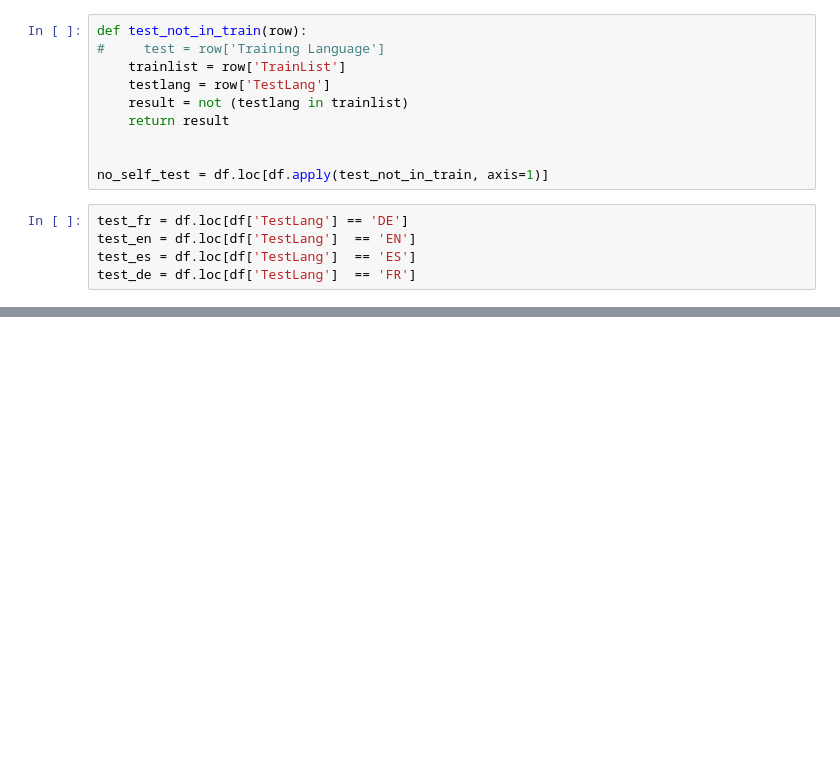
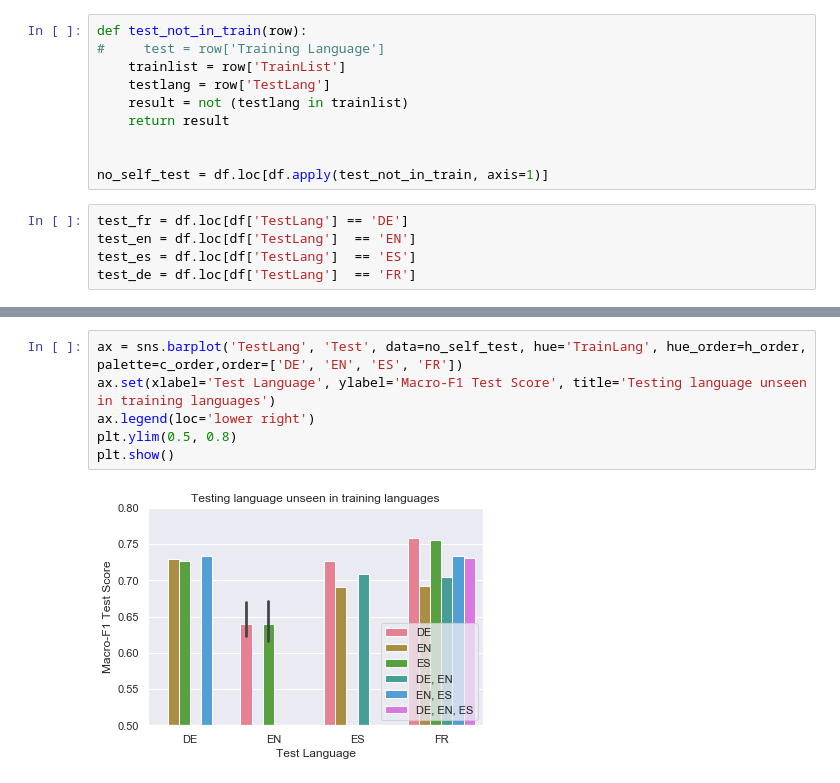
Before and after one commit to sheffieldnlp/cwi, a Jupyter notebook: notebooks/1.0-pmf-graphs.ipynb, the cells around one changed output, grey strips where cells are left out. Cells and saved outputs as stored; diff of their text form; blank space fills up the shorter version.

```diff
--- a/notebooks/1.0-pmf-graphs.ipynb
+++ b/notebooks/1.0-pmf-graphs.ipynb
@@ -71,0 +72,8 @@ plt.show()
+# %%
+ax = sns.barplot('TestLang', 'Test', data=no_self_test, hue='TrainLang', hue_order=h_order, palette=c_order,order=['DE', 'EN', 'ES', 'FR'])
+ax.set(xlabel='Test Language', ylabel='Macro-F1 Test Score', title='Testing language unseen in training languages')
+ax.legend(loc='lower right')
+plt.ylim(0.5, 0.8)
+plt.show()
+# %% [output]
+[figure, added]
```
Also changed, not shown: parts of 6 cells of this notebook, 1 other file.
